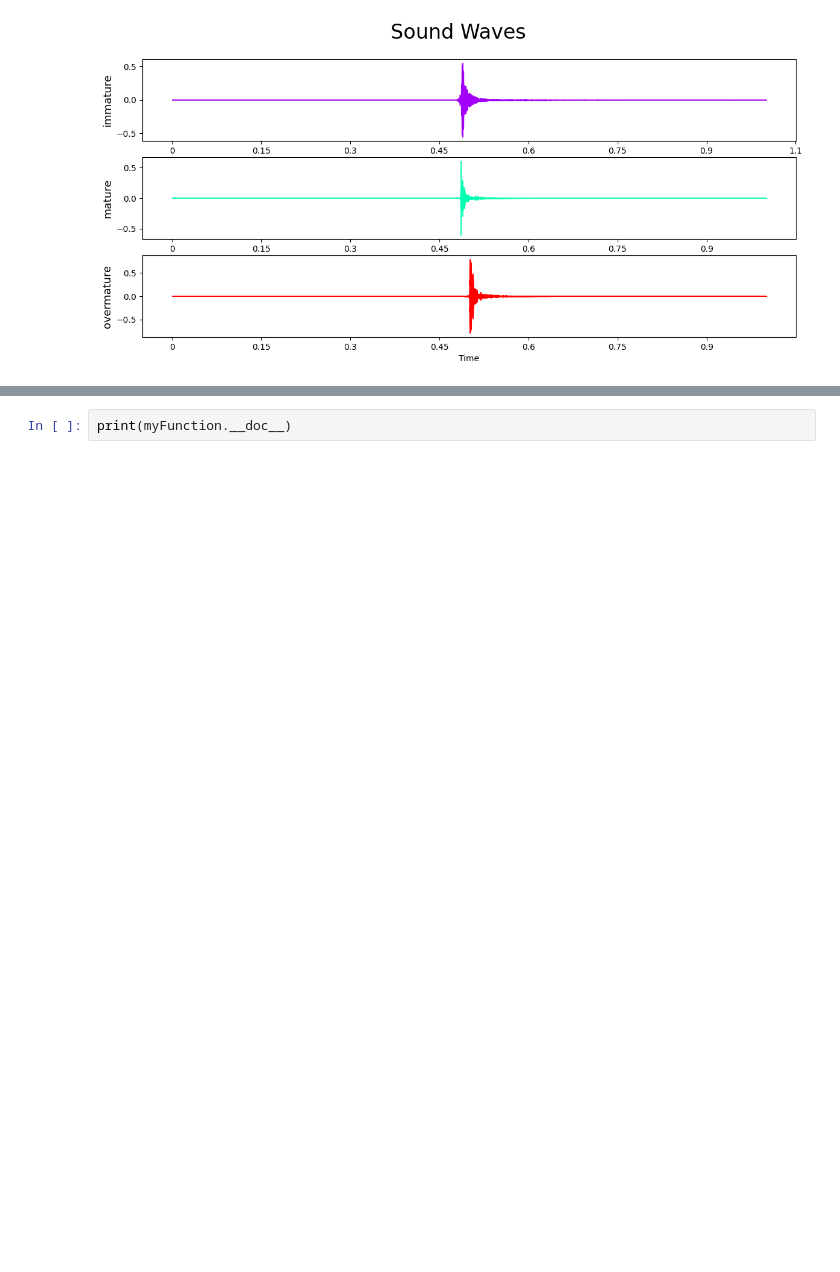
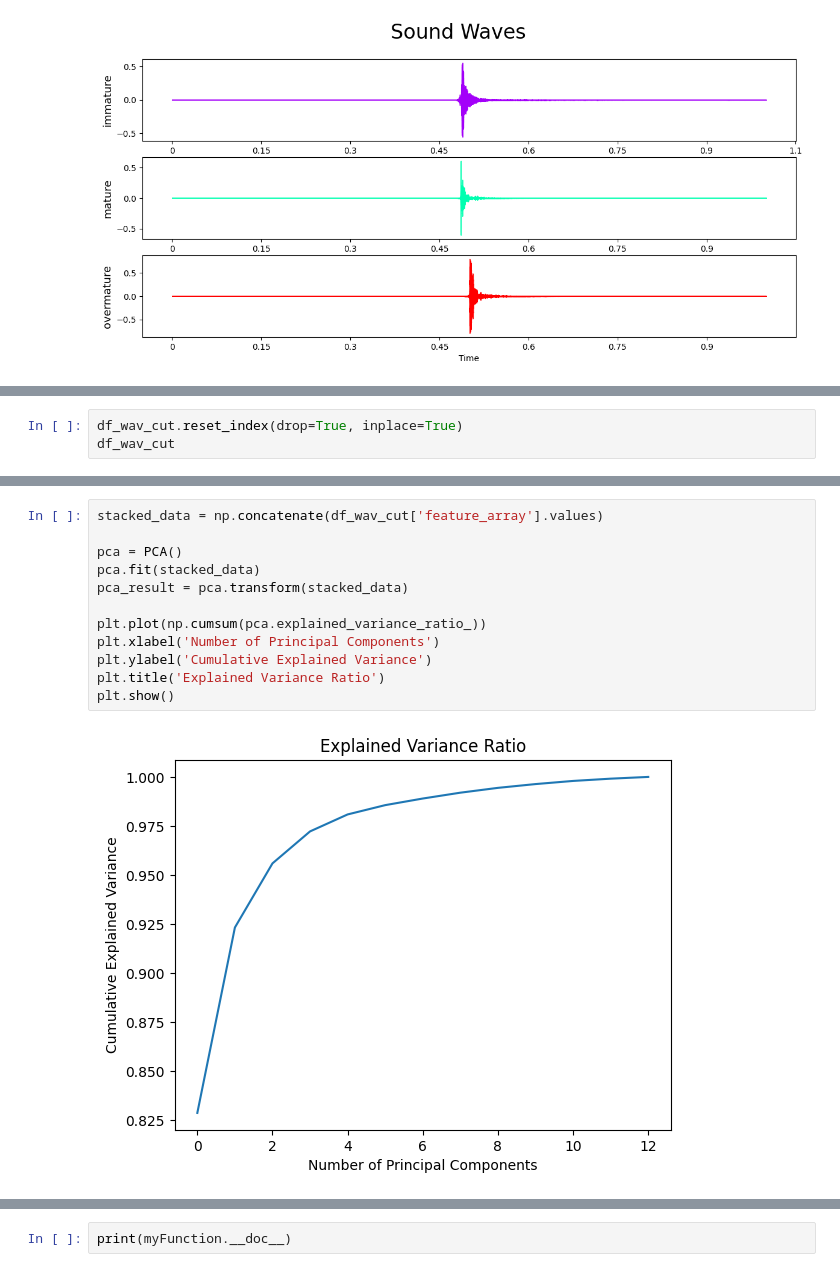
Before and after one commit to XisUndefined/coconut-maturity-classification, a Jupyter notebook: skripsi-dlu-gak-sih-luar-kotak.ipynb, the cells around one changed output, grey strips where cells are left out. Drawn from its saved outputs; the diff is of its cells as text; blank space fills up the shorter version.

```diff
--- a/skripsi-dlu-gak-sih-luar-kotak.ipynb
+++ b/skripsi-dlu-gak-sih-luar-kotak.ipynb
@@ -316,0 +379,3 @@ for i, name in zip(range(3), classes):
+# %%
+df_wav_cut.reset_index(drop=True, inplace=True)
+df_wav_cut
@@ -316,0 +396,14 @@ for i, name in zip(range(3), classes):
+# %%
+stacked_data = np.concatenate(df_wav_cut['feature_array'].values)
+
+pca = PCA()
+pca.fit(stacked_data)
+pca_result = pca.transform(stacked_data)
+
+plt.plot(np.cumsum(pca.explained_variance_ratio_))
+plt.xlabel('Number of Principal Components')
+plt.ylabel('Cumulative Explained Variance')
+plt.title('Explained Variance Ratio')
+plt.show()
+# %% [output]
+[figure, added]
```
Also changed, not shown: parts of 37 cells of this notebook, 1 other file.
